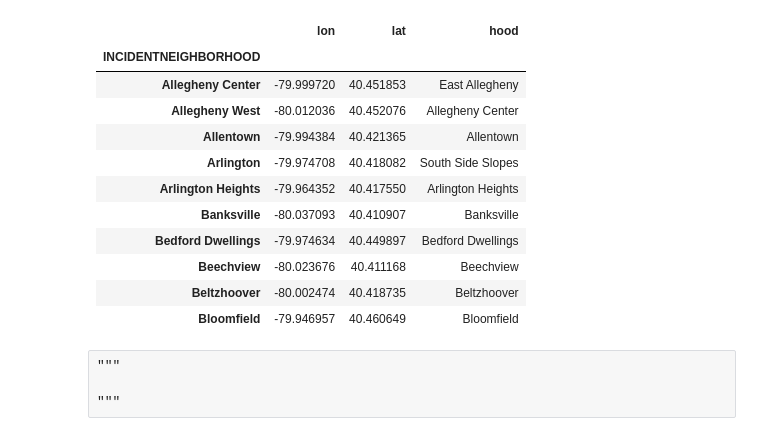
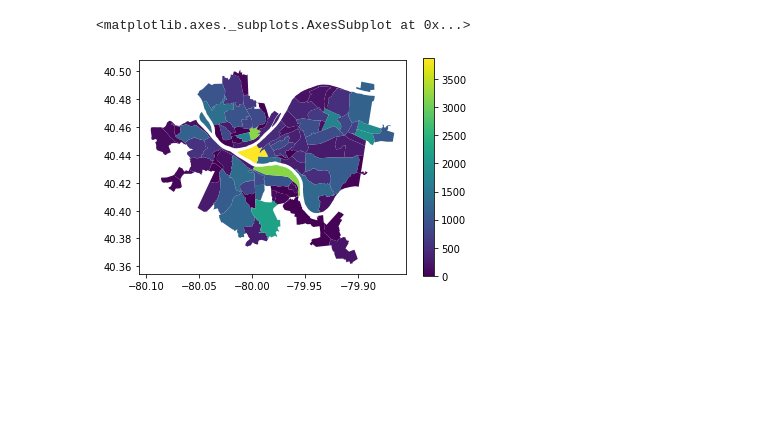
Before and after one commit to jca64/Big-Ideas-Final-Project, a Jupyter notebook: Crime-Rating/Crime-Rating.ipynb, the cells around one changed output. Cells and saved outputs as stored; diff of their text form; code cells hidden in the pictures; blank space fills up the shorter version.

Commit message:
Crime data completed

```diff
--- a/Crime-Rating/Crime-Rating.ipynb
+++ b/Crime-Rating/Crime-Rating.ipynb
@@ -1,39 +1,31 @@
 # %%
 import pandas as pd
 import geopandas as gpd
 from shapely.geometry import Point
 
 crimeData = pd.read_csv("Crime-Data.csv")
 neighborhoodBounds = gpd.read_file("https://data.wprdc.org/dataset/e672f13d-71c4-4a66-8f38-710e75ed80a4/resource/c5a93a8e-03d7-4eb3-91a8-c6b7db0fa261/download/pittsburghpaneighborhoods-.zip")
+neighborhoodBounds["crimes"] = 0
 
+# Map the neighborhood names from the crimes dataset to the geo dataset
 crimeNeighborhoods = pd.DataFrame()
 
 crimeNeighborhoods["lon"] = crimeData.groupby("INCIDENTNEIGHBORHOOD")["X"].mean()
 crimeNeighborhoods["lat"] = crimeData.groupby("INCIDENTNEIGHBORHOOD")["Y"].mean()
-crimeNeighborhoods["hood"] = None
+crimeNeighborhoods["new"] = None
 
 for i, cN in crimeNeighborhoods.iterrows():
     for j, neighborhood in neighborhoodBounds.iterrows():
         if neighborhood["geometry"].contains(Point(cN["lon"], cN["lat"])):
-            crimeNeighborhoods.loc[i, "hood"] = neighborhood["hood"]
+            crimeNeighborhoods.loc[i, "new"] = neighborhood["hood"]
             break
 
+countsByNeighborhood = crimeData["INCIDENTNEIGHBORHOOD"].value_counts()
+for oldName, crimes in countsByNeighborhood.iteritems():
+    newName = crimeNeighborhoods.loc[oldName, "new"]
+    neighborhoodBounds.loc[neighborhoodBounds["hood"] == newName, "crimes"] += crimes
 
-crimeNeighborhoods.head(10)
+neighborhoodBounds.plot(column="crimes", legend=True)
 # %% [output]
-|  | lon | lat | hood |
-| INCIDENTNEIGHBORHOOD |  |  |  |
-| Allegheny Center | -79.999720 | 40.451853 | East Allegheny |
-| Allegheny West | -80.012036 | 40.452076 | Allegheny Center |
-| Allentown | -79.994384 | 40.421365 | Allentown |
-| Arlington | -79.974708 | 40.418082 | South Side Slopes |
-| Arlington Heights | -79.964352 | 40.417550 | Arlington Heights |
-| Banksville | -80.037093 | 40.410907 | Banksville |
-| Bedford Dwellings | -79.974634 | 40.449897 | Bedford Dwellings |
-| Beechview | -80.023676 | 40.411168 | Beechview |
-| Beltzhoover | -80.002474 | 40.418735 | Beltzhoover |
-| Bloomfield | -79.946957 | 40.460649 | Bloomfield |
+<matplotlib.axes._subplots.AxesSubplot at 0x...>
+[figure, added]
-# %% [raw]
-"""
-
-"""
```
Also changed, not shown: parts of 1 cell of this notebook.
